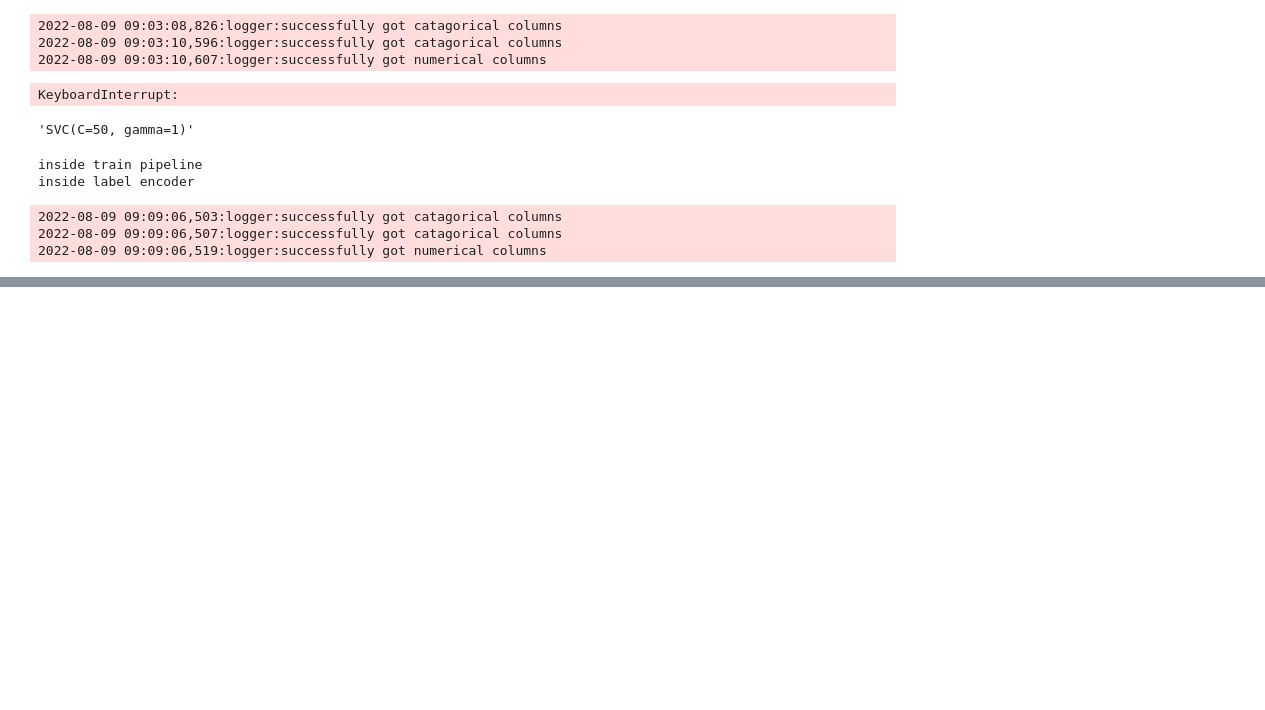
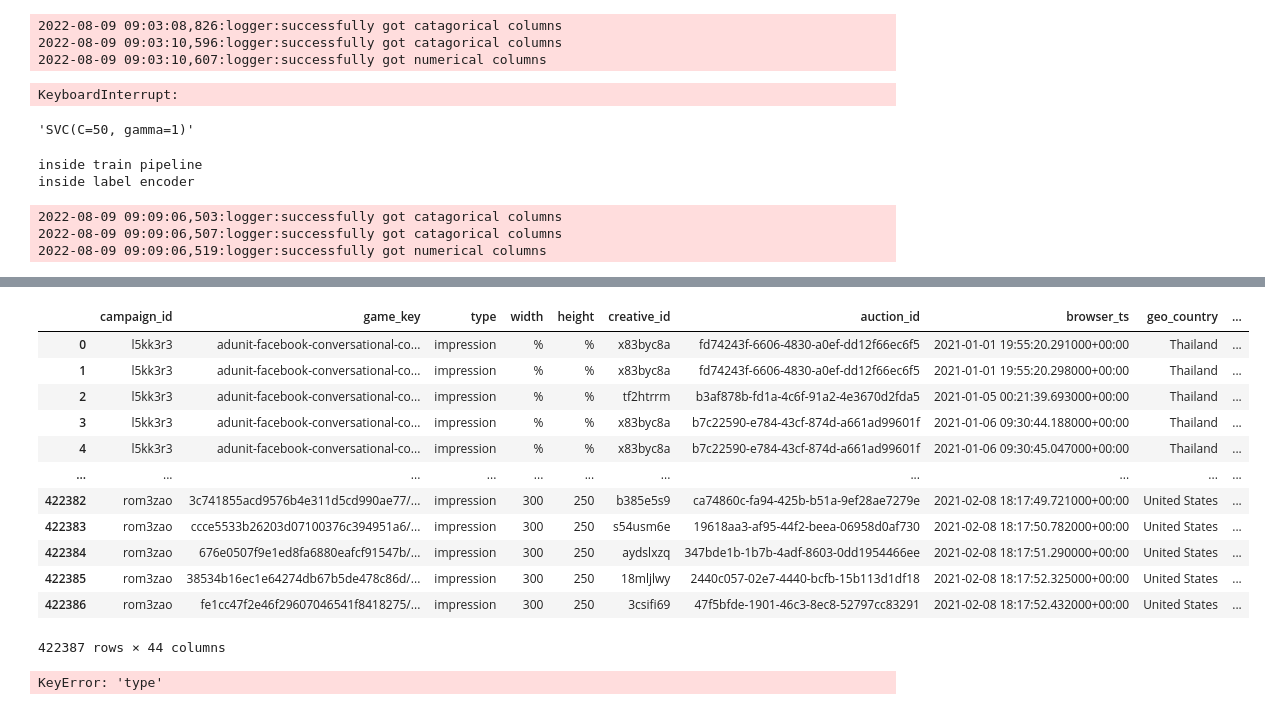
Before and after one commit to tesfayealex/AD-DS-Challenge, a Jupyter notebook: notebooks/EDA.ipynb, the cells around one changed output, grey strips where cells are left out. Saved outputs shown, nothing was run; the diff lists cells and outputs as text; code cells hidden in the pictures; blank space fills up the shorter version.

```diff
--- a/notebooks/EDA.ipynb
+++ b/notebooks/EDA.ipynb
@@ -616,0 +752,27 @@ inside label encoder
+# %%
+# df_cd = pd.merge(cleaned_warehouse, dataframe, how='inner')
+df_cd
+# cleaned_warehouse.shape
+# %% [output]
+|  | campaign_id | game_key | type | width | height | creative_id | auction_id | browser_ts | geo_country | ... |
+| 0 | l5kk3r3 | adunit-facebook-conversational-co... | impression | % | % | x83byc8a | fd74243f-6606-4830-a0ef-dd12f66ec6f5 | 2021-01-01 19:55:20.291000+00:00 | Thailand | ... |
+| 1 | l5kk3r3 | adunit-facebook-conversational-co... | impression | % | % | x83byc8a | fd74243f-6606-4830-a0ef-dd12f66ec6f5 | 2021-01-01 19:55:20.298000+00:00 | Thailand | ... |
+| 2 | l5kk3r3 | adunit-facebook-conversational-co... | impression | % | % | tf2htrrm | b3af878b-fd1a-4c6f-91a2-4e3670d2fda5 | 2021-01-05 00:21:39.693000+00:00 | Thailand | ... |
+| 3 | l5kk3r3 | adunit-facebook-conversational-co... | impression | % | % | x83byc8a | b7c22590-e784-43cf-874d-a661ad99601f | 2021-01-06 09:30:44.188000+00:00 | Thailand | ... |
+| 4 | l5kk3r3 | adunit-facebook-conversational-co... | impression | % | % | x83byc8a | b7c22590-e784-43cf-874d-a661ad99601f | 2021-01-06 09:30:45.047000+00:00 | Thailand | ... |
+| ... | ... | ... | ... | ... | ... | ... | ... | ... | ... | ... |
+| 422382 | rom3zao | 3c741855acd9576b4e311d5cd990ae77/... | impression | 300 | 250 | b385e5s9 | ca74860c-fa94-425b-b51a-9ef28ae7279e | 2021-02-08 18:17:49.721000+00:00 | United States | ... |
+| 422383 | rom3zao | ccce5533b26203d07100376c394951a6/... | impression | 300 | 250 | s54usm6e | 19618aa3-af95-44f2-beea-06958d0af730 | 2021-02-08 18:17:50.782000+00:00 | United States | ... |
+| 422384 | rom3zao | 676e0507f9e1ed8fa6880eafcf91547b/... | impression | 300 | 250 | aydslxzq | 347bde1b-1b7b-4adf-8603-0dd1954466ee | 2021-02-08 18:17:51.290000+00:00 | United States | ... |
+| 422385 | rom3zao | 38534b16ec1e64274db67b5de478c86d/... | impression | 300 | 250 | 18mljlwy | 2440c057-02e7-4440-bcfb-15b113d1df18 | 2021-02-08 18:17:52.325000+00:00 | United States | ... |
+| 422386 | rom3zao | fe1cc47f2e46f29607046541f8418275/... | impression | 300 | 250 | 3csifi69 | 47f5bfde-1901-46c3-8ec8-52797cc83291 | 2021-02-08 18:17:52.432000+00:00 | United States | ... |
+422387 rows × 44 columns
+# %%
+def cl(data):
+    return pd.Series([1])
+    pass
+ty = pd.DataFrame()
+ty['ty'] = cleaner['data']
+ty
+# %% [output]
+KeyError: 'type'
```
Also changed, not shown: parts of 9 cells of this notebook.
